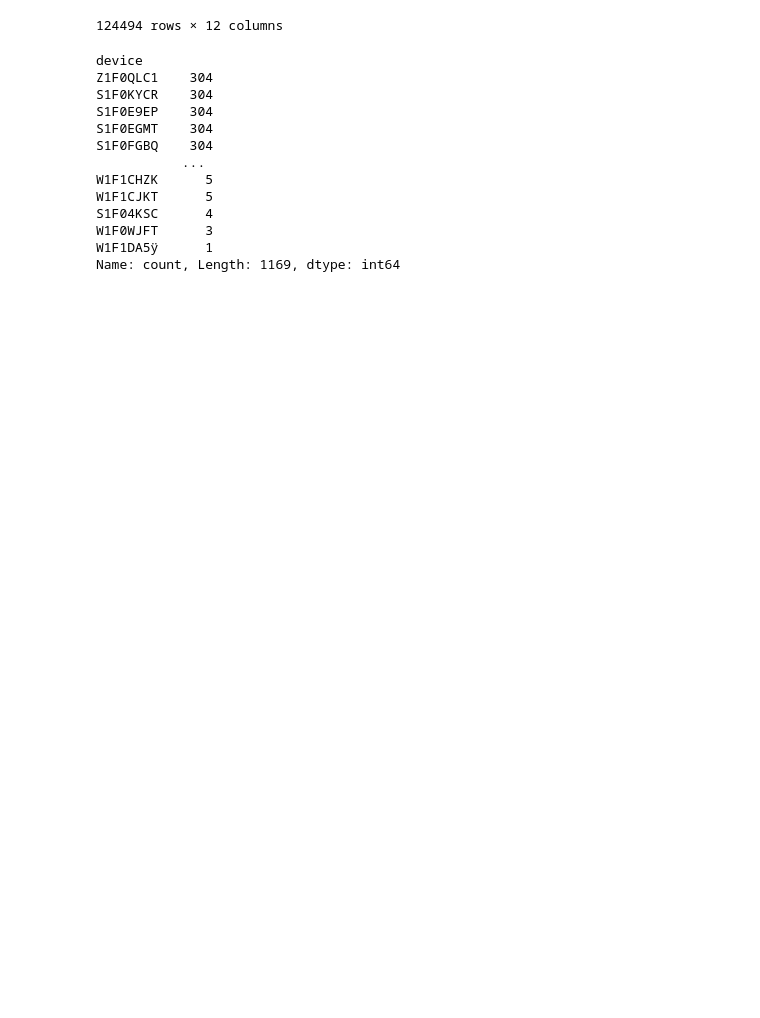
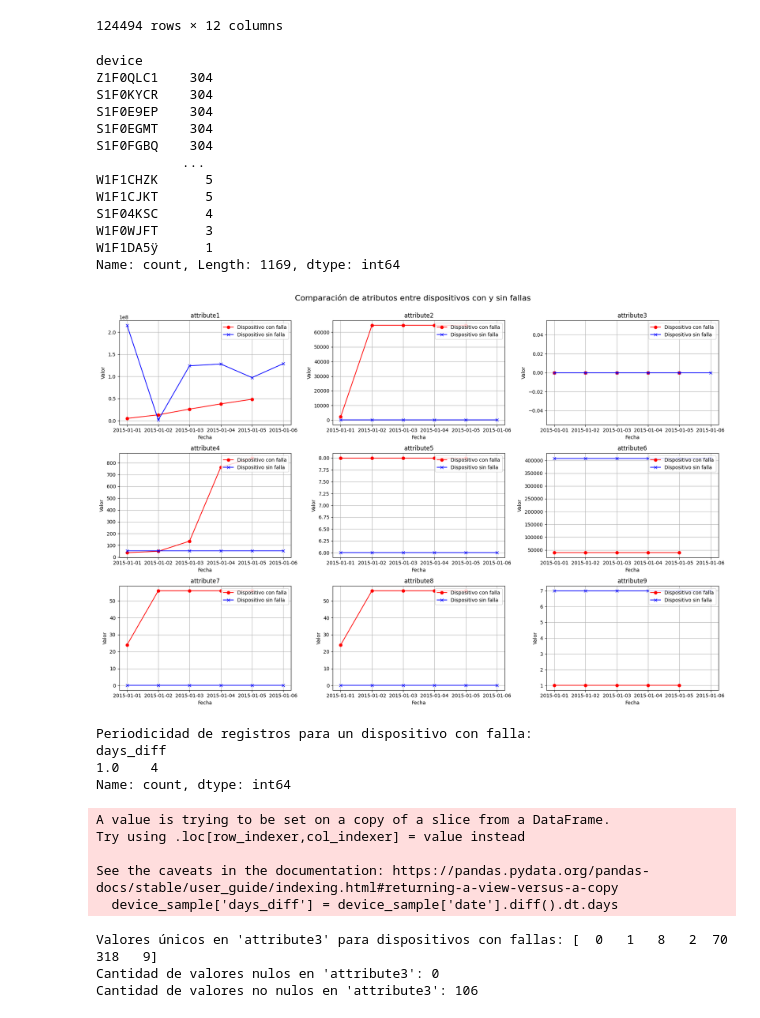
Before and after one commit to jsebastianquiroga/Technical-Challenge---MELI, a Jupyter notebook: notebooks/3.Prevision_falla.ipynb, the cells around one changed output. Cells and saved outputs as stored; diff of their text form; code cells hidden in the pictures; blank space fills up the shorter version.

```diff
--- a/notebooks/3.Prevision_falla.ipynb
+++ b/notebooks/3.Prevision_falla.ipynb
@@ -58,3 +58,75 @@ S1F04KSC      4
 W1F0WJFT      3
 W1F1DA5ÿ      1
 Name: count, Length: 1169, dtype: int64
+# %%
+import pandas as pd
+import matplotlib.pyplot as plt
+
+# Convertir la columna 'date' a tipo datetime
+df['date'] = pd.to_datetime(df['date'])
+
+# Separar dispositivos con fallas y sin fallas
+failed_devices = df[df['failure'] == 1]['device'].unique()
+non_failed_devices = df[df['failure'] == 0]['device'].unique()
+
+# Seleccionar un dispositivo con fallas y otro sin fallas
+example_failed_device = failed_devices[0]
+example_non_failed_device = non_failed_devices[0]
+
+# Filtrar datos de estos dispositivos
+failed_device_data = df[df['device'] == example_failed_device].sort_values(by='date')
+non_failed_device_data = df[df['device'] == example_non_failed_device].sort_values(by='date')
+
+# Graficar atributos para ambos dispositivos
+attributes = [col for col in df.columns if col.startswith('attribute')]
+
+plt.figure(figsize=(18, 12))
+for i, attr in enumerate(attributes, 1):
+    plt.subplot(3, 3, i)
+    plt.plot(failed_device_data['date'], failed_device_data[attr], label='Dispositivo con falla', color='red', marker='o')
+    plt.plot(non_failed_device_data['date'], non_failed_device_data[attr], label='Dispositivo sin falla', color='blue', marker='x')
+    plt.title(attr)
+    plt.xlabel('Fecha')
+    plt.ylabel('Valor')
+    plt.legend(loc='upper right')
+    plt.grid(True)
+
+plt.tight_layout(rect=[0, 0, 1, 0.95])
+plt.suptitle('Comparación de atributos entre dispositivos con y sin fallas', fontsize=16)
+plt.show()
+
+# Verificar periodicidad
+device_sample = df[df['device'] == example_failed_device]
+device_sample['days_diff'] = device_sample['date'].diff().dt.days
+print("Periodicidad de registros para un dispositivo con falla:")
+print(device_sample['days_diff'].value_counts())
+# %% [output]
+[figure, added]
+Periodicidad de registros para un dispositivo con falla:
+days_diff
+1.0    4
+Name: count, dtype: int64
+A value is trying to be set on a copy of a slice from a DataFrame.
+Try using .loc[row_indexer,col_indexer] = value instead
+
+See the caveats in the documentation: https://pandas.pydata.org/pandas-docs/stable/user_guide/indexing.html#returning-a-view-versus-a-copy
+  device_sample['days_diff'] = device_sample['date'].diff().dt.days
+# %%
+# Filtrar datos de dispositivos con fallas
+failed_data = df[df['failure'] == 1]
+
+# Verificar valores únicos en attribute3 para dispositivos con fallas
+unique_values_attr3 = failed_data['attribute3'].unique()
+
+# Contar valores nulos y no nulos en attribute3 para dispositivos con fallas
+null_count = failed_data['attribute3'].isnull().sum()
+non_null_count = failed_data['attribute3'].notnull().sum()
+
+# Mostrar resultados
+print(f"Valores únicos en 'attribute3' para dispositivos con fallas: {unique_values_attr3}")
+print(f"Cantidad de valores nulos en 'attribute3': {null_count}")
+print(f"Cantidad de valores no nulos en 'attribute3': {non_null_count}")
+# %% [output]
+Valores únicos en 'attribute3' para dispositivos con fallas: [  0   1   8   2  70 318   9]
+Cantidad de valores nulos en 'attribute3': 0
+Cantidad de valores no nulos en 'attribute3': 106
```
Also changed, not shown: parts of 13 cells of this notebook, 5 other files.
